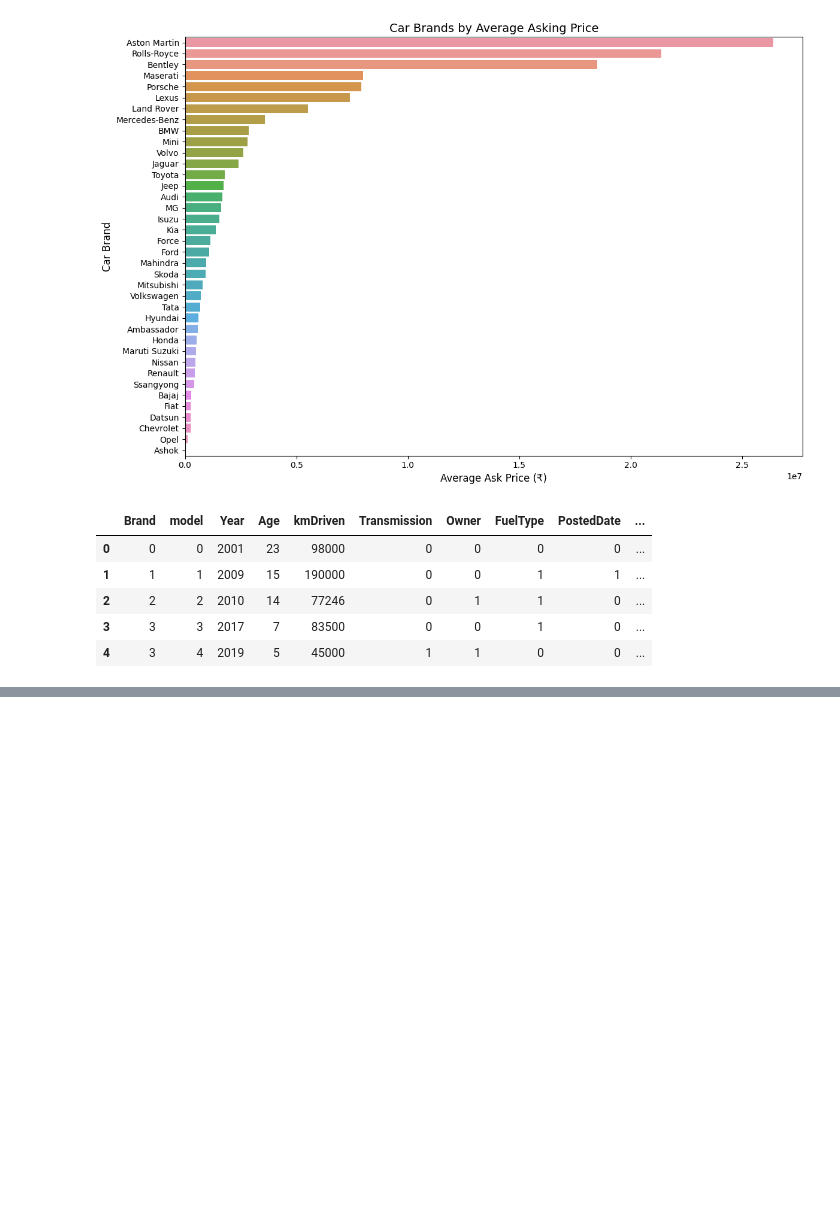
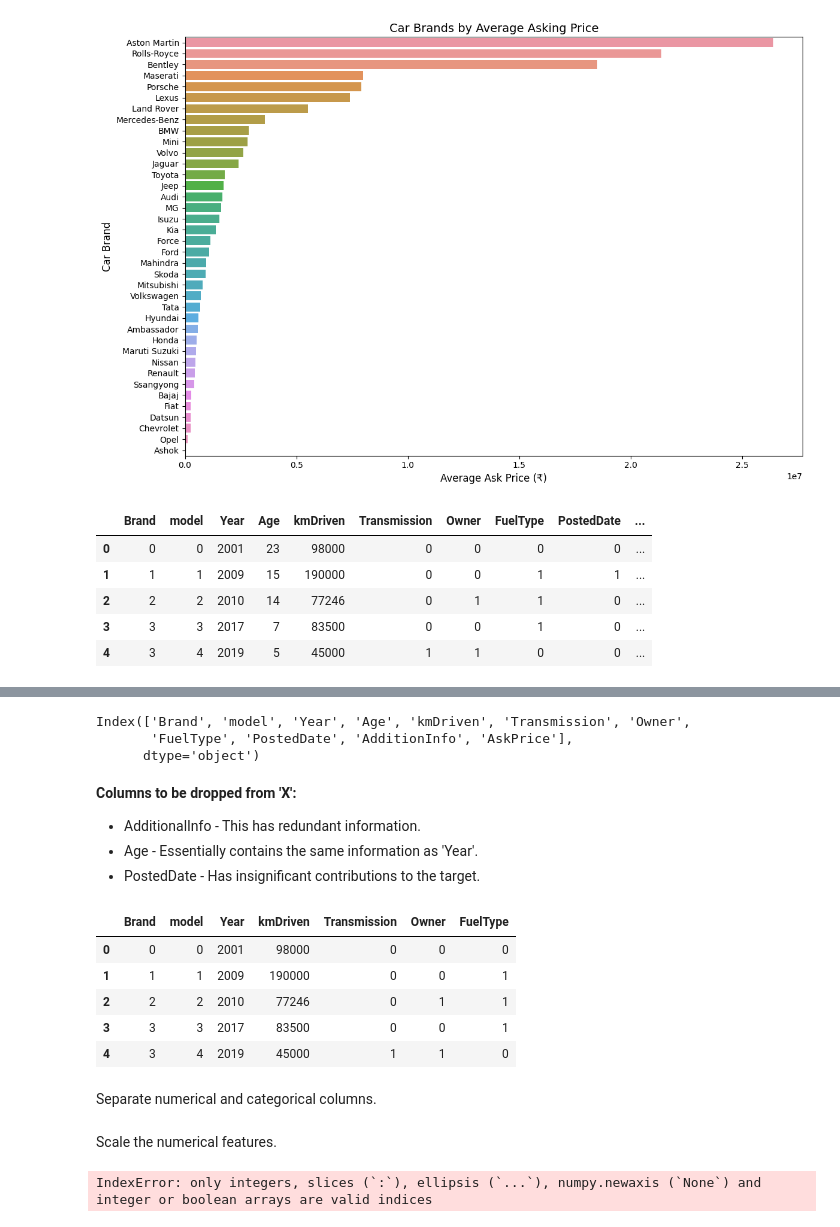
Before and after one commit to johnpospisil/used-car-values-in-india, a Jupyter notebook: used-car-values-in-india.ipynb, the cells around one changed output, grey strips where cells are left out. Cells and saved outputs as stored; diff of their text form; code cells hidden in the pictures; blank space fills up the shorter version.

Commit message:
Try to encode variables.

```diff
--- a/used-car-values-in-india.ipynb
+++ b/used-car-values-in-india.ipynb
@@ -407 +407,25 @@ PostedDate      0.008548
 Name: MI Scores, dtype: float64
+# %%
+df.columns
+# %% [output]
+Index(['Brand', 'model', 'Year', 'Age', 'kmDriven', 'Transmission', 'Owner',
+       'FuelType', 'PostedDate', 'AdditionInfo', 'AskPrice'],
+      dtype='object')
+# %% [markdown]
+**Columns to be dropped from 'X':**
+* AdditionalInfo - This has redundant information.
+* Age - Essentially contains the same information as 'Year'.
+* PostedDate - Has insignificant contributions to the target.
+# %%
+X = X.drop(columns=['AdditionInfo', 'PostedDate', 'Age'])
+# %%
+X.head()
+# %% [output]
+|  | Brand | model | Year | kmDriven | Transmission | Owner | FuelType |
+| 0 | 0 | 0 | 2001 | 98000 | 0 | 0 | 0 |
+| 1 | 1 | 1 | 2009 | 190000 | 0 | 0 | 1 |
+| 2 | 2 | 2 | 2010 | 77246 | 0 | 1 | 1 |
+| 3 | 3 | 3 | 2017 | 83500 | 0 | 0 | 1 |
+| 4 | 3 | 4 | 2019 | 45000 | 1 | 1 | 0 |
+# %% [markdown]
+Separate numerical and categorical columns.
@@ -407,0 +435,2 @@ Name: MI Scores, dtype: float64
+# %% [markdown]
+Scale the numerical features.
@@ -407,0 +442,8 @@ Name: MI Scores, dtype: float64
+# %%
+from sklearn.preprocessing import OneHotEncoder
+
+# Encode categorical features
+encoder = OneHotEncoder(sparse_output=False)
+X_encoded = encoder.fit_transform(X_scaled[categorical_features])
+# %% [output]
+IndexError: only integers, slices (`:`), ellipsis (`...`), numpy.newaxis (`None`) and integer or boolean arrays are valid indices
```
Also changed, not shown: parts of 5 cells of this notebook.
